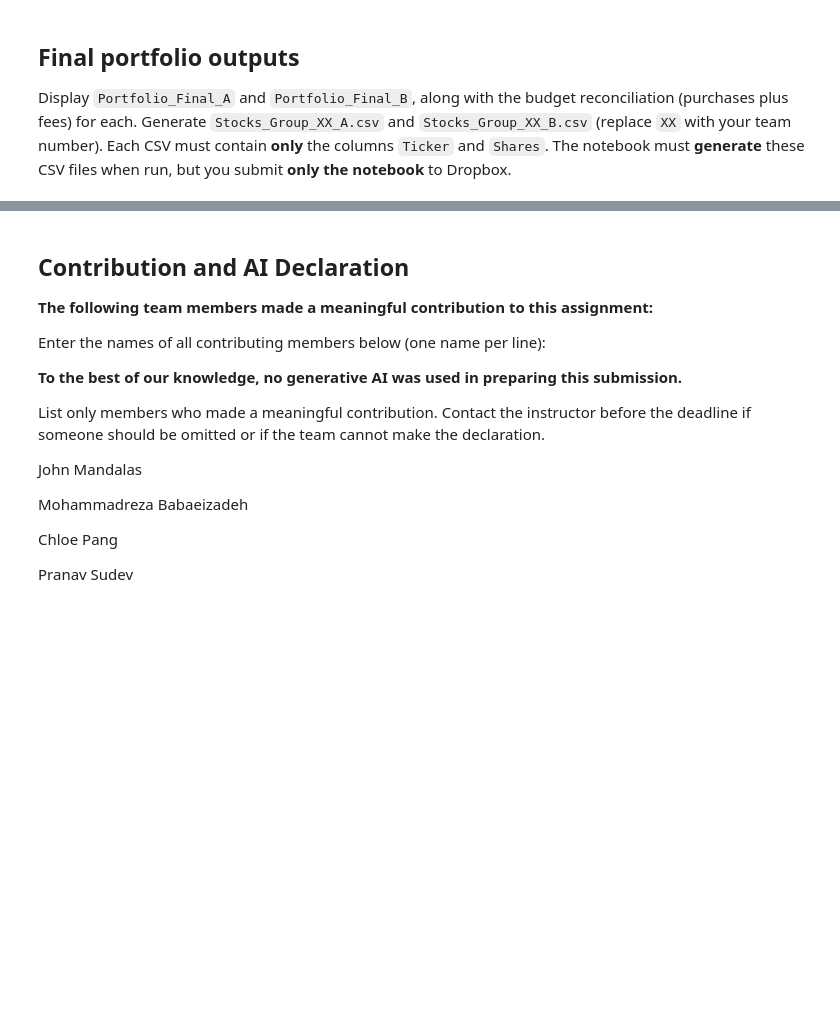
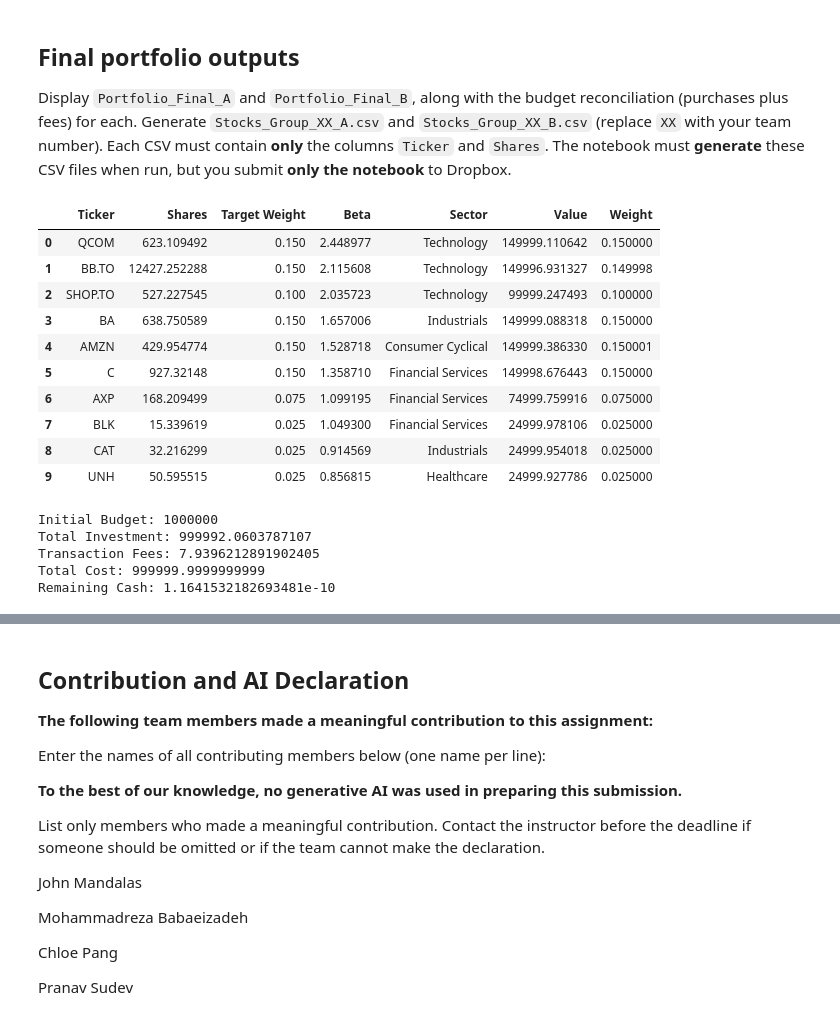
Before and after one commit to john-mandalas-uwaterloo/portfolio-model, a Jupyter notebook: Team_05_Assignment_2026.ipynb, the cells around one changed output, grey strips where cells are left out. Drawn from its saved outputs; the diff is of its cells as text; code cells hidden in the pictures; blank space fills up the shorter version.

Commit message:
Added the programatic validation and equal weight comparison.

```diff
--- a/Team_05_Assignment_2026.ipynb
+++ b/Team_05_Assignment_2026.ipynb
@@ -67,8 +67,8 @@ min_avg_d_vol = 5000
 start_date = "2025-10-01"
 end_date = "2026-10-01"
 
-purchase_date = "2026-11-27"
-purchase_end_date = "2026-11-28" # Downloading close price.
+purchase_date = "2026-11-25"
+purchase_end_date = "2026-11-26" # Downloading close price.
 
 min_trade_d_per_m = 18
 
@@ -1155,6 +1371,40 @@ print("All Constraints Satisfied:", valid_portfolio_b)
 ## Final portfolio outputs
 
 Display `Portfolio_Final_A` and `Portfolio_Final_B`, along with the budget reconciliation (purchases plus fees) for each. Generate `Stocks_Group_XX_A.csv` and `Stocks_Group_XX_B.csv` (replace `XX` with your team number). Each CSV must contain **only** the columns `Ticker` and `Shares`. The notebook must **generate** these CSV files when run, but you submit **only the notebook** to Dropbox.
+# %%
+# Final Portfolio Output - Client A
+portfolio_a.index.name = "Ticker"
+Portfolio_Final_A = portfolio_a.reset_index()
+display(Portfolio_Final_A)
+
+# Budget Reconciliation
+# Display the total investment, transaction fees and remaining cash
+print("Initial Budget:", client_a_budget)
+print("Total Investment:", total_investment_a)
+print("Transaction Fees:", actual_fees_a)
+print("Total Cost:", total_cost_a)
+print("Remaining Cash:", remaining_cash_a)
+
+# Generate CSV File only when all conditions are satisfied.
+if valid_portfolio_a:
+   Portfolio_Final_A[["Ticker", "Shares"]].to_csv("Stocks_Group_05_A.csv", index=False)
+# %% [output]
+|  | Ticker | Shares | Target Weight | Beta | Sector | Value | Weight |
+| 0 | QCOM | 623.109492 | 0.150 | 2.448977 | Technology | 149999.110642 | 0.150000 |
+| 1 | BB.TO | 12427.252288 | 0.150 | 2.115608 | Technology | 149996.931327 | 0.149998 |
+| 2 | SHOP.TO | 527.227545 | 0.100 | 2.035723 | Technology | 99999.247493 | 0.100000 |
+| 3 | BA | 638.750589 | 0.150 | 1.657006 | Industrials | 149999.088318 | 0.150000 |
+| 4 | AMZN | 429.954774 | 0.150 | 1.528718 | Consumer Cyclical | 149999.386330 | 0.150001 |
+| 5 | C | 927.32148 | 0.150 | 1.358710 | Financial Services | 149998.676443 | 0.150000 |
+| 6 | AXP | 168.209499 | 0.075 | 1.099195 | Financial Services | 74999.759916 | 0.075000 |
+| 7 | BLK | 15.339619 | 0.025 | 1.049300 | Financial Services | 24999.978106 | 0.025000 |
+| 8 | CAT | 32.216299 | 0.025 | 0.914569 | Industrials | 24999.954018 | 0.025000 |
+| 9 | UNH | 50.595515 | 0.025 | 0.856815 | Healthcare | 24999.927786 | 0.025000 |
+Initial Budget: 1000000
+Total Investment: 999992.0603787107
+Transaction Fees: 7.9396212891902405
+Total Cost: 999999.9999999999
+Remaining Cash: 1.1641532182693481e-10
 # %%
 # Final Portfolio Output - Client B
 display(Portfolio_Final_B)
```
Also changed, not shown: parts of 7 cells of this notebook.
